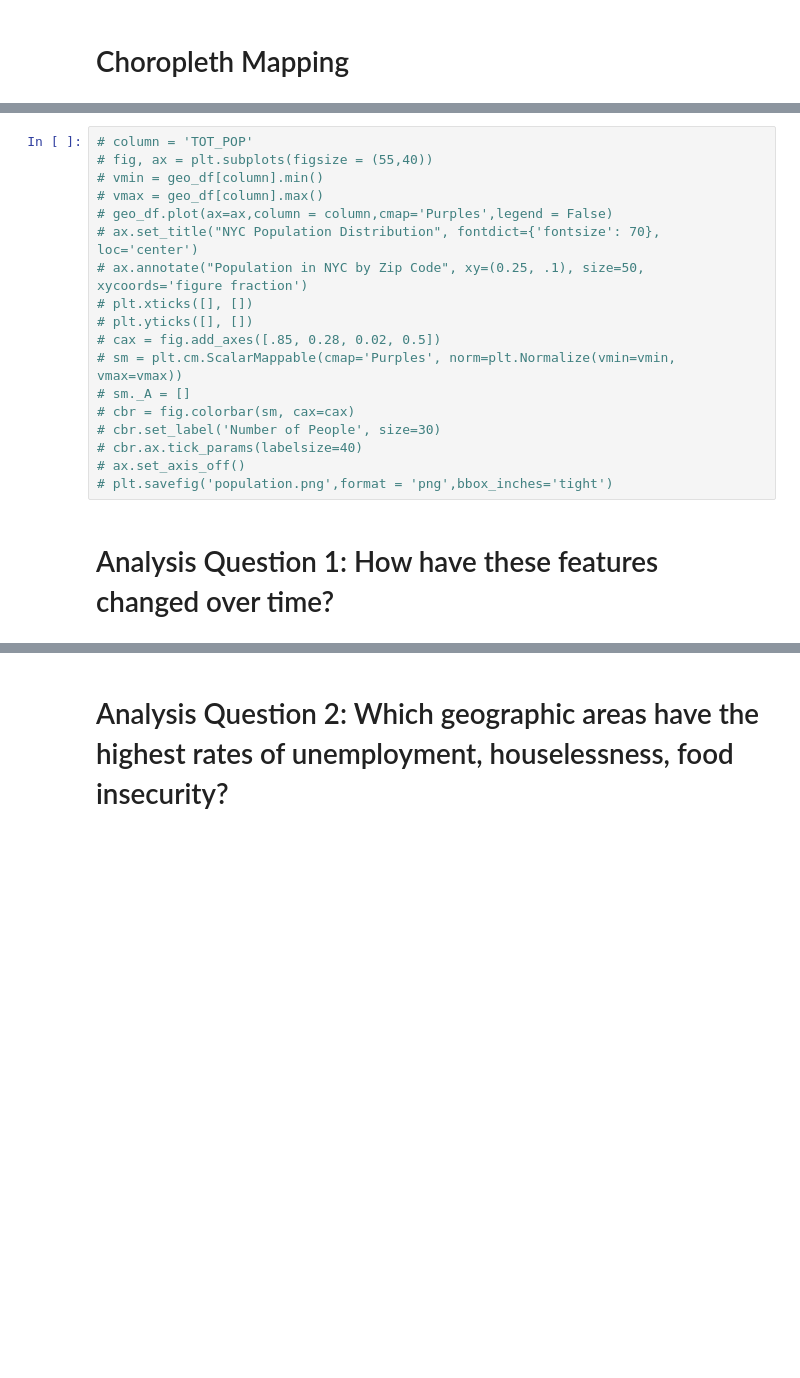
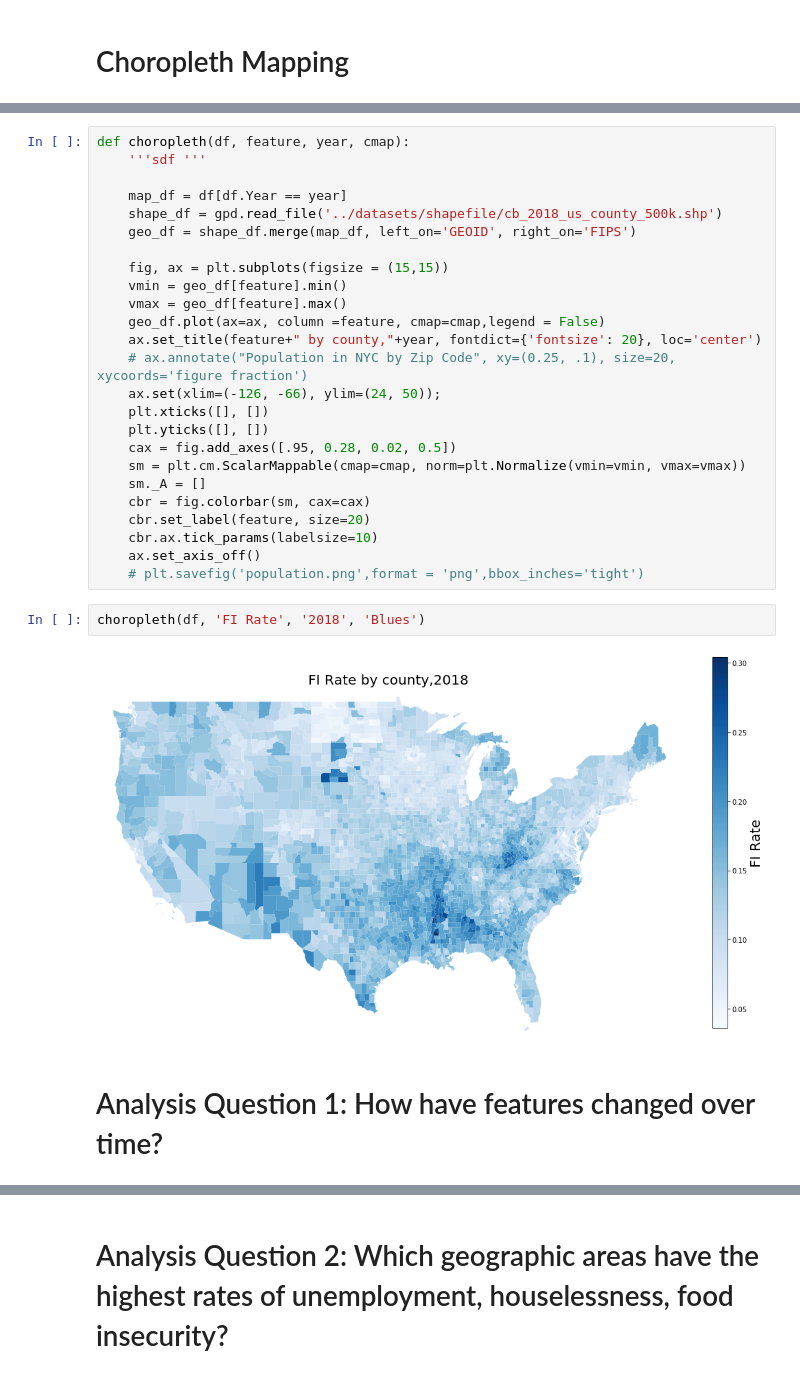
Before and after one commit to khyateed/projecting-food-insecurity, a Jupyter notebook: notebooks/EDA.ipynb, the cells around one changed output, grey strips where cells are left out. Saved outputs shown, nothing was run; the diff lists cells and outputs as text; blank space fills up the shorter version.

```diff
--- a/notebooks/EDA.ipynb
+++ b/notebooks/EDA.ipynb
@@ -77,20 +91,31 @@ plt.title(label=col+' by county, '+year,fontsize=24);
 # %%
-# column = 'TOT_POP'
-# fig, ax = plt.subplots(figsize = (55,40))
-# vmin = geo_df[column].min()
-# vmax = geo_df[column].max()
-# geo_df.plot(ax=ax,column = column,cmap='Purples',legend = False)
-# ax.set_title("NYC Population Distribution", fontdict={'fontsize': 70}, loc='center')
-# ax.annotate("Population in NYC by Zip Code", xy=(0.25, .1), size=50, xycoords='figure fraction')
-# plt.xticks([], [])
-# plt.yticks([], [])
-# cax = fig.add_axes([.85, 0.28, 0.02, 0.5])
-# sm = plt.cm.ScalarMappable(cmap='Purples', norm=plt.Normalize(vmin=vmin, vmax=vmax))
-# sm._A = []
-# cbr = fig.colorbar(sm, cax=cax)
-# cbr.set_label('Number of People', size=30)
-# cbr.ax.tick_params(labelsize=40)
-# ax.set_axis_off()
-# plt.savefig('population.png',format = 'png',bbox_inches='tight')
+def choropleth(df, feature, year, cmap):
+    '''sdf '''
+
+    map_df = df[df.Year == year]
+    shape_df = gpd.read_file('../datasets/shapefile/cb_2018_us_county_500k.shp')
+    geo_df = shape_df.merge(map_df, left_on='GEOID', right_on='FIPS')
+
+    fig, ax = plt.subplots(figsize = (15,15))
+    vmin = geo_df[feature].min()
+    vmax = geo_df[feature].max()
+    geo_df.plot(ax=ax, column =feature, cmap=cmap,legend = False)
+    ax.set_title(feature+" by county,"+year, fontdict={'fontsize': 20}, loc='center')
+    # ax.annotate("Population in NYC by Zip Code", xy=(0.25, .1), size=20, xycoords='figure fraction')
+    ax.set(xlim=(-126, -66), ylim=(24, 50));
+    plt.xticks([], [])
+    plt.yticks([], [])
+    cax = fig.add_axes([.95, 0.28, 0.02, 0.5])
+    sm = plt.cm.ScalarMappable(cmap=cmap, norm=plt.Normalize(vmin=vmin, vmax=vmax))
+    sm._A = []
+    cbr = fig.colorbar(sm, cax=cax)
+    cbr.set_label(feature, size=20)
+    cbr.ax.tick_params(labelsize=10)
+    ax.set_axis_off()
+    # plt.savefig('population.png',format = 'png',bbox_inches='tight')
+# %%
+choropleth(df, 'FI Rate', '2018', 'Blues')
+# %% [output]
+[figure, added]
 # %% [markdown]
-# Analysis Question 1: How have these features changed over time?
+# Analysis Question 1: How have features changed over time?
```
Also changed, not shown: parts of 11 cells of this notebook, 5 other files.
